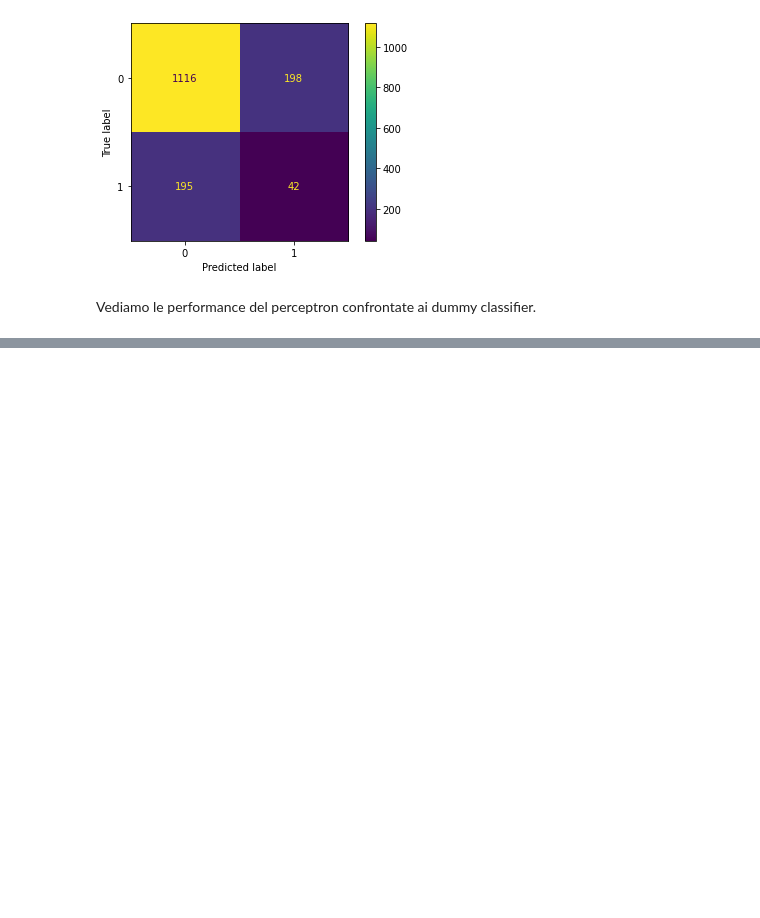
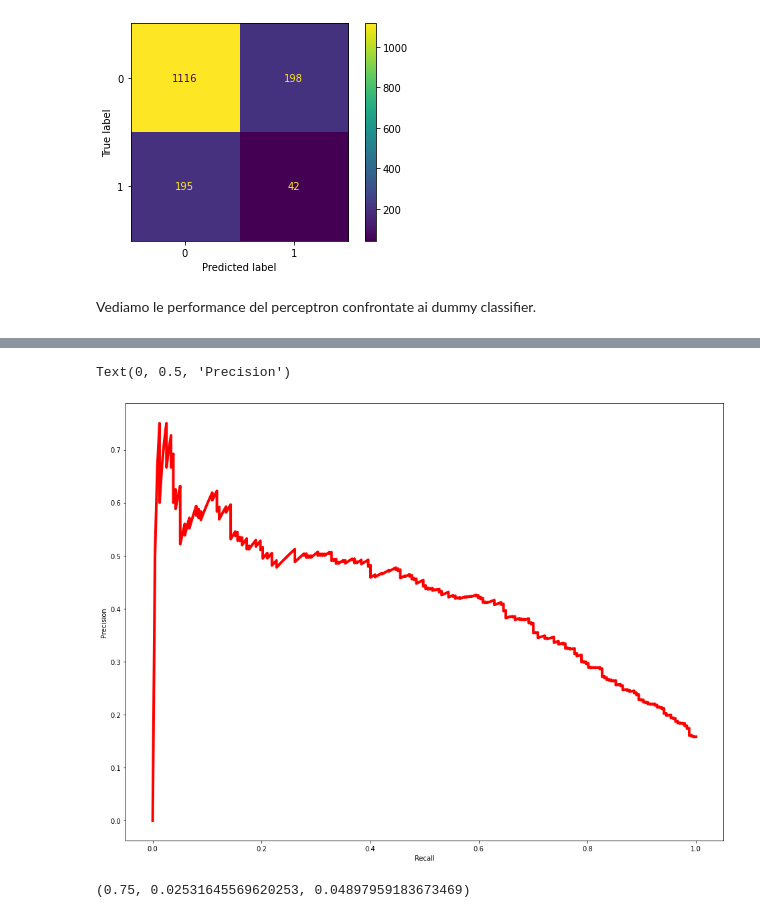
Before and after one commit to remarcoble/ML-marketing-campaign, a Jupyter notebook: main.ipynb, the cells around one changed output, grey strips where cells are left out. Drawn from its saved outputs; the diff is of its cells as text; code cells hidden in the pictures; blank space fills up the shorter version.

```diff
--- a/main.ipynb
+++ b/main.ipynb
@@ -348,0 +361,15 @@ y_scores = cross_val_predict(logit_cls, X_train, y_train, cv = 10, method='decis
+# %%
+fig_prf = plt.figure(figsize=(16,12))
+ax = fig_prf.add_subplot()
+ax.plot(recall[:-1], prec[:-1], 'r', label = 'precision', lw = 4)
+ax.set_xlabel("Recall")
+ax.set_ylabel("Precision")
+# %% [output]
+Text(0, 0.5, 'Precision')
+[figure, added]
+# %%
+soglia_prec_90 = soglia[np.argmax(prec >= 0.75)]
+y_predicted_score = y_scores >= soglia_prec_90
+precision_score(y_train, y_predicted_score), recall_score(y_train, y_predicted_score), f1_score(y_train, y_predicted_score)
+# %% [output]
+(0.75, 0.02531645569620253, 0.04897959183673469)
```
Also changed, not shown: parts of 18 cells of this notebook.
